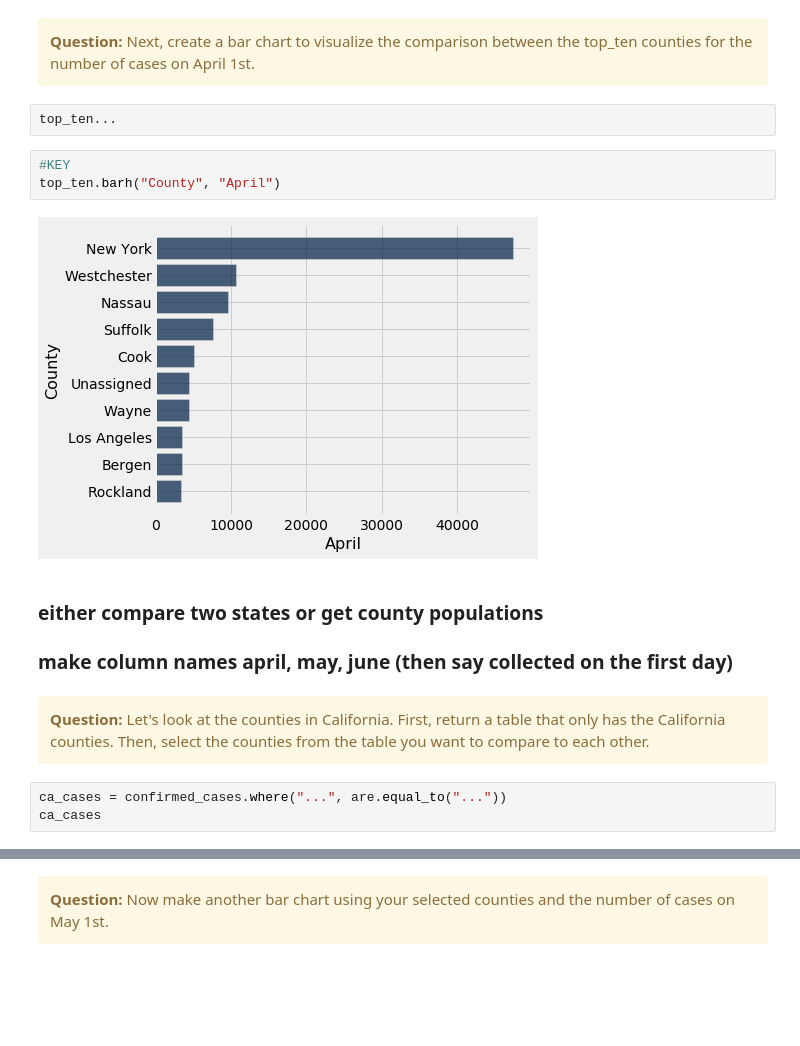
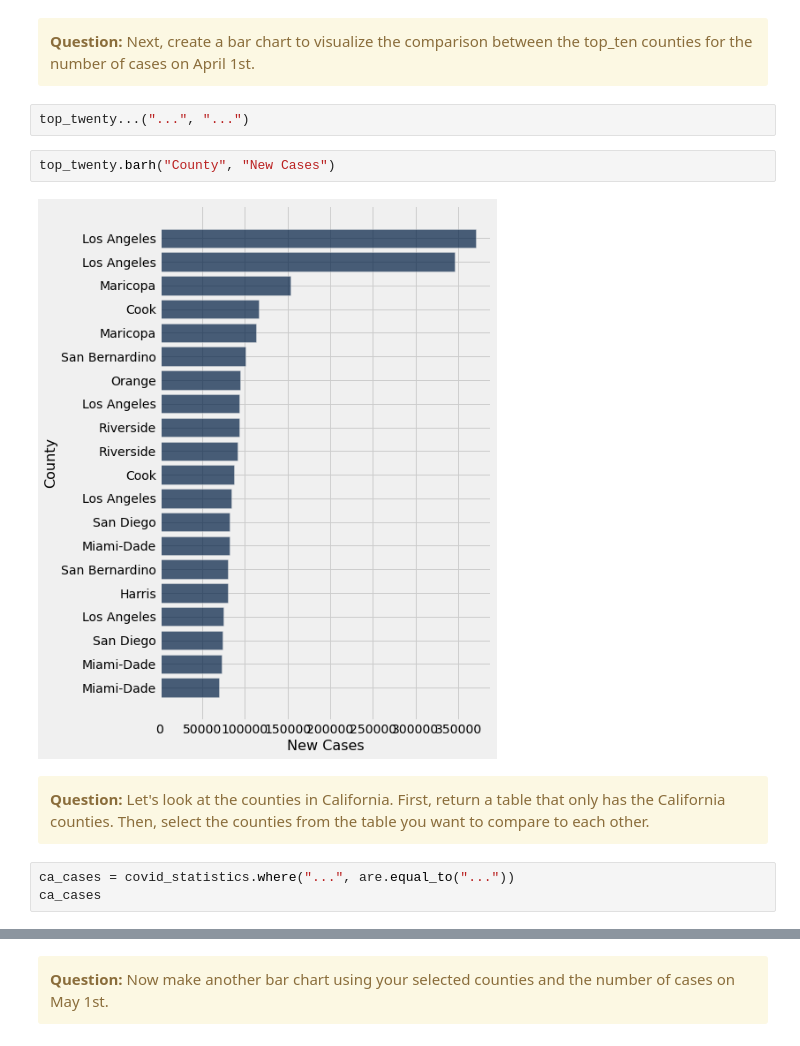
Before and after one commit to ds-modules/BUDS-SU21-Dev, a Jupyter notebook: Project_2/COVID/Project_1.ipynb, the cells around one changed output, grey strips where cells are left out. Saved outputs shown, nothing was run; the diff lists cells and outputs as text; blank space fills up the shorter version.

```diff
--- a/Project_2/COVID/Project_1.ipynb
+++ b/Project_2/COVID/Project_1.ipynb
@@ -185,23 +173,18 @@ top_ten
 <div class="alert alert-warning">
 <b>Question:</b> Next, create a bar chart to visualize the comparison between the top_ten counties for the number of cases on April 1st.
    </div>
-# %%
-top_ten...
-# %%
-#KEY
-top_ten.barh("County", "April")
-# %% [output]
-[figure, removed]
-# %% [markdown]
-### either compare two states or get county populations
-
-### make column names april, may, june (then say collected on the first day)
+# %%
+top_twenty...("...", "...")
+# %%
+top_twenty.barh("County", "New Cases")
+# %% [output]
+[figure, added]
 # %% [markdown]
 <div class="alert alert-warning">
 <b>Question:</b> Let's look at the counties in California. First, return a table that only has the California counties. Then, select the counties from the table you want to compare to each other.
    </div>
 # %%
-ca_cases = confirmed_cases.where("...", are.equal_to("..."))
+ca_cases = covid_statistics.where("...", are.equal_to("..."))
 ca_cases
 # %%
 #KEY
```
Also changed, not shown: parts of 29 cells of this notebook, 2 other files.
